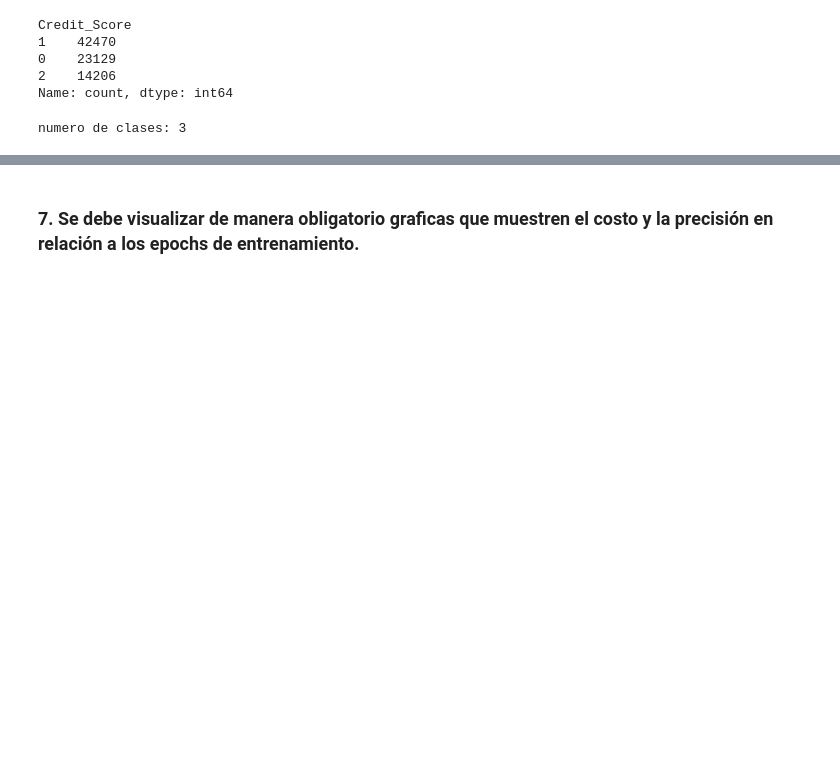
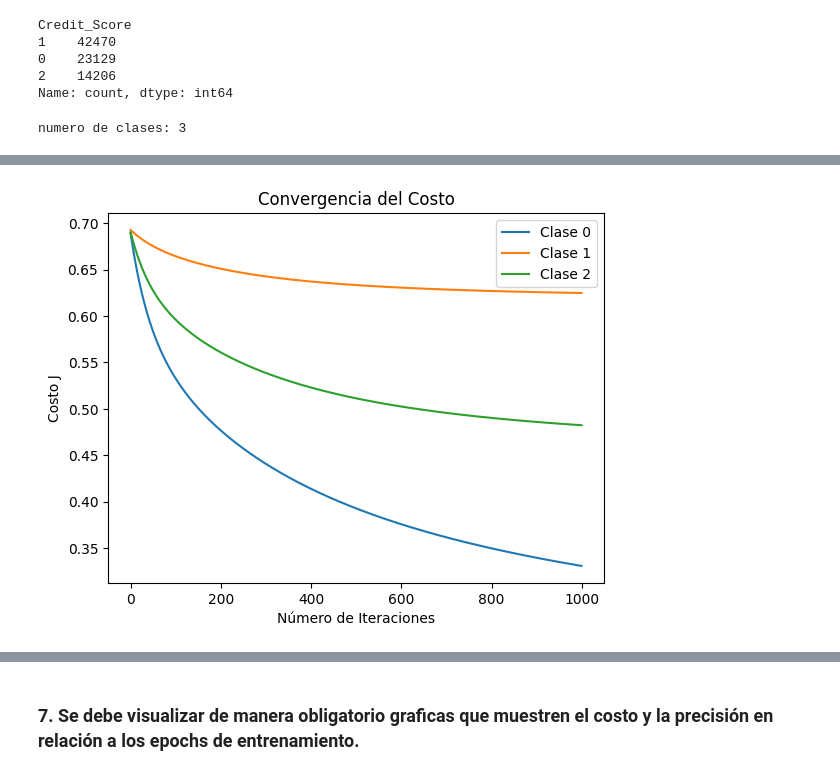
Before and after one commit to lfamadory/SIS420_IA_022024_, a Jupyter notebook: EXAMENES/Primer Parcial/primer_parcial.ipynb, the cells around one changed output, grey strips where cells are left out. Cells and saved outputs as stored; diff of their text form; code cells hidden in the pictures; blank space fills up the shorter version.

```diff
--- a/EXAMENES/Primer Parcial/primer_parcial.ipynb
+++ b/EXAMENES/Primer Parcial/primer_parcial.ipynb
@@ -737,3 +735,11 @@ print(all_theta.shape)
+# %%
+# Definir parámetros
+lambda_ = 0.1
+alpha = 0.01
+num_iters = 1000
+
+# Entrenamiento
+all_theta, all_J_histories, all_accuracy_histories = oneVsAll(X_norm, y_train, num_labels, lambda_, alpha, num_iters)
 # %%
 for i in range(all_theta.shape[1]):
     print("Thetha",i," para la clase 0:", all_theta[0,i]," ; "," para la clase 1:", all_theta[1,i]," ; ", " para la clase 2:", all_theta[2,i])
@@ -757,0 +764,11 @@ Thetha 26  para la clase 0: -0.0017707221841606648  ;   para la clase 1: -0.0144
+# %%
+# Graficar costos
+for i in range(num_labels):
+    plt.plot(np.arange(len(all_J_histories[i])), all_J_histories[i], label=f'Clase {i}')
+plt.title('Convergencia del Costo')
+plt.xlabel('Número de Iteraciones')
+plt.ylabel('Costo J')
+plt.legend()
+plt.show()
+# %% [output]
+[figure, added]
```
Also changed, not shown: parts of 22 cells of this notebook.
